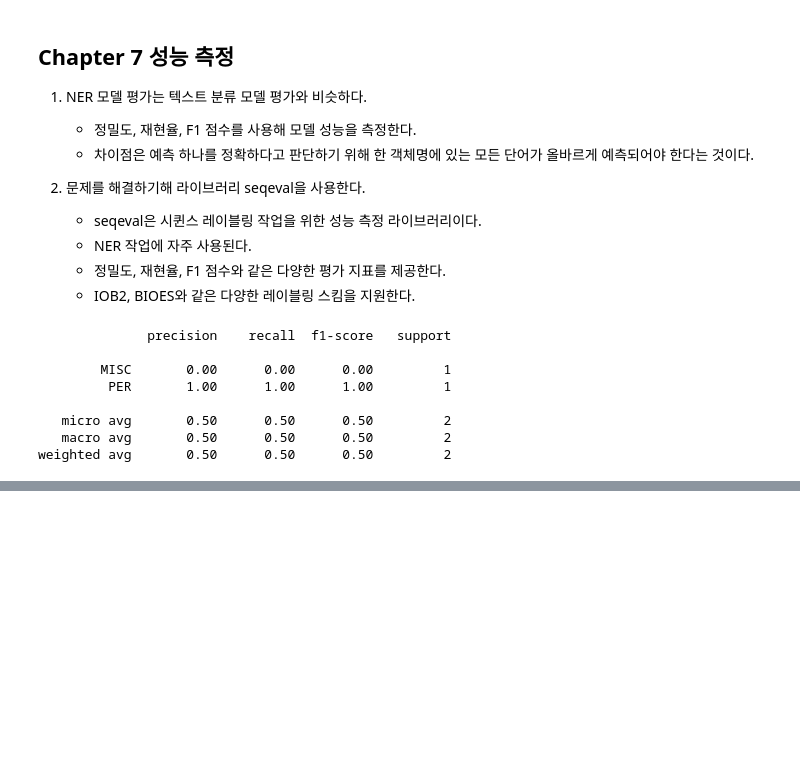
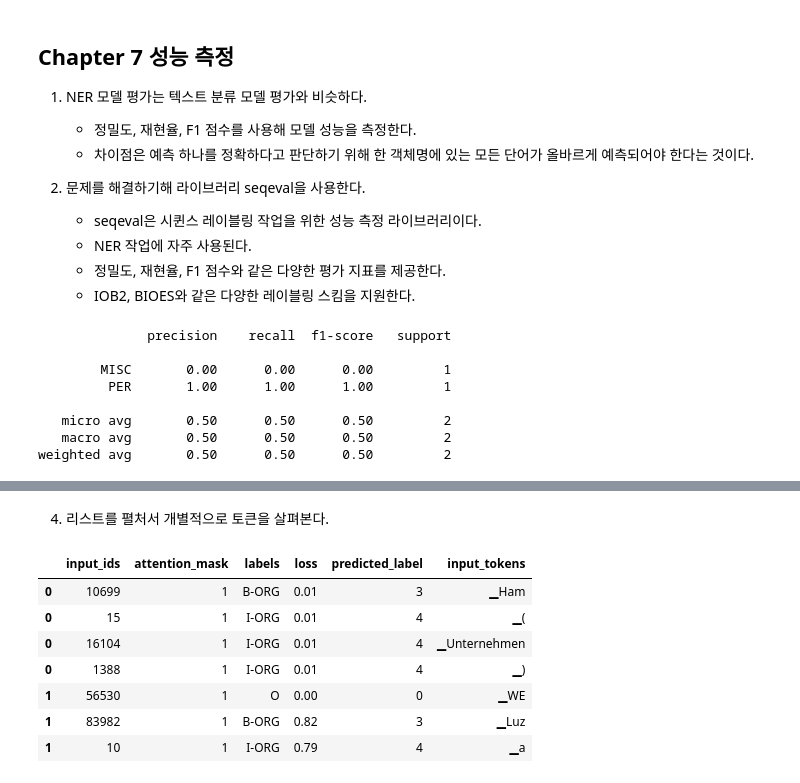
Before and after one commit to redinbluesky/nlp-with-transformers, a Jupyter notebook: 04-다중_언어_개체명_인식.ipynb, the cells around one changed output, grey strips where cells are left out. Drawn from its saved outputs; the diff is of its cells as text; code cells hidden in the pictures; blank space fills up the shorter version.

```diff
--- a/04-다중_언어_개체명_인식.ipynb
+++ b/04-다중_언어_개체명_인식.ipynb
@@ -707,0 +758,7 @@ def align_predictions(predictions, label_ids):
+# %%
+# 매번 새로운 모델을 만드지 않도록 함수로 정의한다.
+def model_init():
+    return XLMRobertaForTokenClassification.from_pretrained(
+        xlmr_model_name,
+        config=xlmr_config,
+    ).to(device)
@@ -707,0 +844,6 @@ def align_predictions(predictions, label_ids):
+# %%
+# 함수를 map() 매서드를 사용해 전체 검증 세트에 적용하고 추가 분석을 위해 전체 데이터를 판다스 DataFrame으로 로드한다.
+valid_set = panx_de_encoded["validation"]
+print(valid_set)
+valid_set = valid_set.map(forward_pass_with_label, batched=True, batch_size=32)
+df = valid_set.to_pandas()
@@ -707,0 +911,16 @@ def align_predictions(predictions, label_ids):
+# %% [markdown]
+4. 리스트를 펼처서 개별적으로 토큰을 살펴본다.
+# %%
+df_tokens = df.apply(pd.Series.explode)
+df_tokens = df_tokens.query("labels != 'IGN'")
+df_tokens["loss"] = df_tokens["loss"].astype(float).round(2)
+df_tokens.head(7)
+# %% [output]
+|  | input_ids | attention_mask | labels | loss | predicted_label | input_tokens |
+| 0 | 10699 | 1 | B-ORG | 0.01 | 3 | ▁Ham |
+| 0 | 15 | 1 | I-ORG | 0.01 | 4 | ▁( |
+| 0 | 16104 | 1 | I-ORG | 0.01 | 4 | ▁Unternehmen |
+| 0 | 1388 | 1 | I-ORG | 0.01 | 4 | ▁) |
+| 1 | 56530 | 1 | O | 0.00 | 0 | ▁WE |
+| 1 | 83982 | 1 | B-ORG | 0.82 | 3 | ▁Luz |
+| 1 | 10 | 1 | I-ORG | 0.79 | 4 | ▁a |
```
Also changed, not shown: parts of 27 cells of this notebook.
